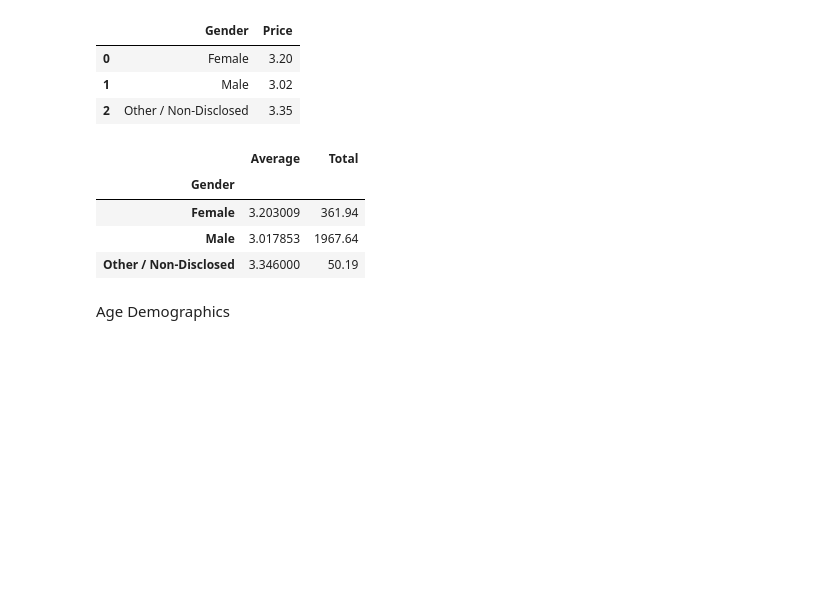
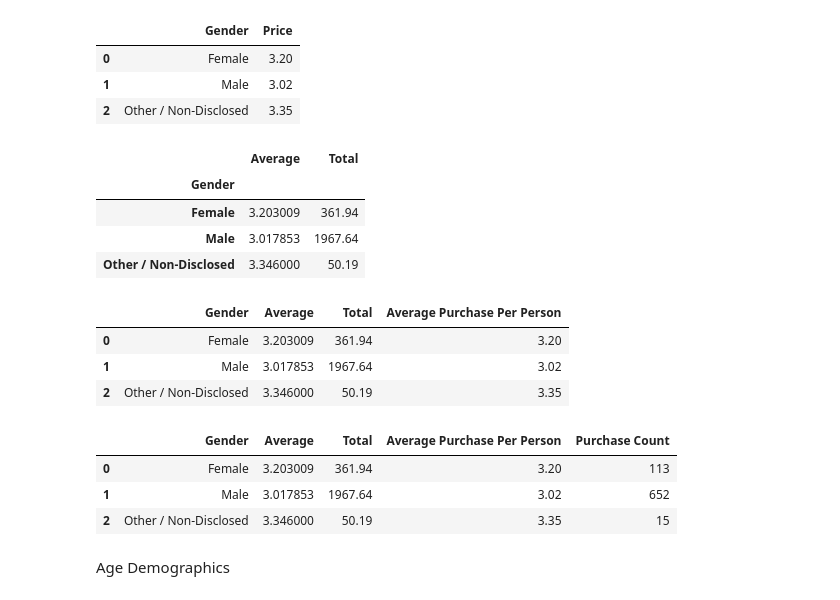
Before and after one commit to ahowellgates/Pandas-Challenge, a Jupyter notebook: Heroes of Pymoli/Main.ipynb, the cells around one changed output. Cells and saved outputs as stored; diff of their text form; code cells hidden in the pictures; blank space fills up the shorter version.

```diff
--- a/Heroes of Pymoli/Main.ipynb
+++ b/Heroes of Pymoli/Main.ipynb
@@ -190,7 +190,9 @@ new_df
 * Display the summary data frame
 # %%
 #purchase count by gender
-purchase_count_gender = purchase_data.groupby(['Gender']).size().reset_index(name='counts').count
+purchase_count_gender = purchase_data.groupby(['Gender'])['Purchase ID'].count()
+purchase_count_gender
 
-purchase_count_gender
+purchase_count_gender_df = pd.DataFrame(purchase_count_gender)
+purchase_count_gender_df
 # %% [output]
@@ -238,15 +241,41 @@ new_avg_purchase_gender
 | 2 | Other / Non-Disclosed | 3.35 |
 # %%
 #summary table
-purchase_sum_gen_df_one = pd.concat([new_avg_gender, new_sum_gender], axis=1)
-purchase_sum_gen_df_one.columns = ['Average', 'Total']
-purchase_sum_gen_df_one
+
+
+gender_merge1 = pd.merge(new_avg_gender, new_sum_gender, on="Gender")
+gender_merge1.columns = ['Average', 'Total']
+
+
+
+gender_merge1
 # %% [output]
 |  | Average | Total |
 | Gender |  |  |
 | Female | 3.203009 | 361.94 |
 | Male | 3.017853 | 1967.64 |
 | Other / Non-Disclosed | 3.346000 | 50.19 |
+# %%
+gender_merge_2 = pd.merge(gender_merge1, new_avg_purchase_gender, on="Gender")
+
+gender_merge_2.columns = ['Gender','Average', 'Total', 'Average Purchase Per Person']
+
+gender_merge_2
+# %% [output]
+|  | Gender | Average | Total | Average Purchase Per Person |
+| 0 | Female | 3.203009 | 361.94 | 3.20 |
+| 1 | Male | 3.017853 | 1967.64 | 3.02 |
+| 2 | Other / Non-Disclosed | 3.346000 | 50.19 | 3.35 |
+# %%
+gender_final_merge = pd.merge(gender_merge_2, purchase_count_gender_df, on = "Gender")
+gender_final_merge.columns = ['Gender','Average', 'Total', 'Average Purchase Per Person', 'Purchase Count']
+
+gender_final_merge
+# %% [output]
+|  | Gender | Average | Total | Average Purchase Per Person | Purchase Count |
+| 0 | Female | 3.203009 | 361.94 | 3.20 | 113 |
+| 1 | Male | 3.017853 | 1967.64 | 3.02 | 652 |
+| 2 | Other / Non-Disclosed | 3.346000 | 50.19 | 3.35 | 15 |
 # %% [markdown]
 Age Demographics
 # %% [markdown]
```
Also changed, not shown: parts of 1 cell of this notebook.
